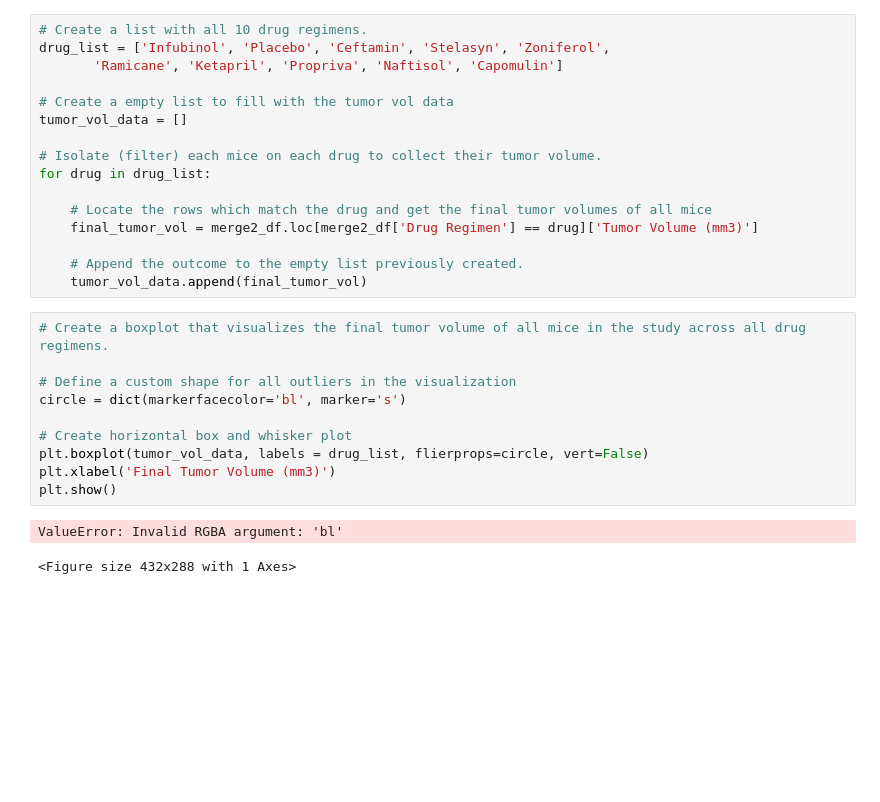
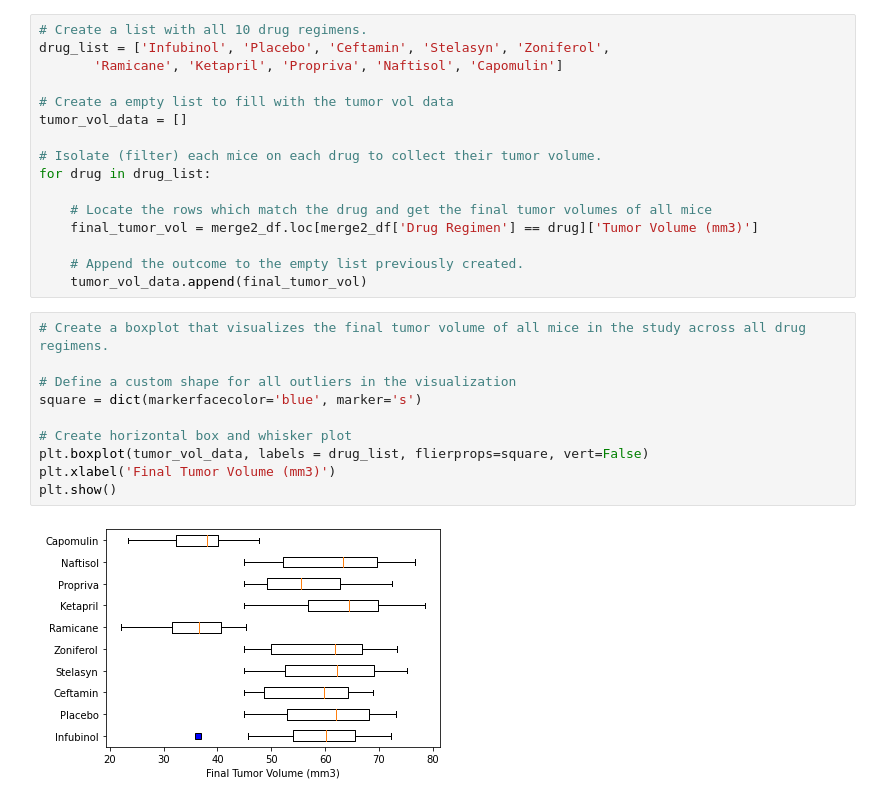
Before and after one commit to suya-23/Homeowrk-_Submissions, a Jupyter notebook: Pymaceuticals_Skill_Drill_Day1_SuhasY.ipynb, the cells around one changed output. Drawn from its saved outputs; the diff is of its cells as text; blank space fills up the shorter version.

```diff
--- a/Pymaceuticals_Skill_Drill_Day1_SuhasY.ipynb
+++ b/Pymaceuticals_Skill_Drill_Day1_SuhasY.ipynb
@@ -121,13 +121,12 @@ for drug in drug_list:
 # %%
 # Create a boxplot that visualizes the final tumor volume of all mice in the study across all drug regimens.
 
 # Define a custom shape for all outliers in the visualization
-circle = dict(markerfacecolor='bl', marker='s')
+square = dict(markerfacecolor='blue', marker='s')
 
 # Create horizontal box and whisker plot
-plt.boxplot(tumor_vol_data, labels = drug_list, flierprops=circle, vert=False)
+plt.boxplot(tumor_vol_data, labels = drug_list, flierprops=square, vert=False)
 plt.xlabel('Final Tumor Volume (mm3)')
 plt.show()
 # %% [output]
-ValueError: Invalid RGBA argument: 'bl'
-<Figure size 432x288 with 1 Axes>
+[figure, added]
```
